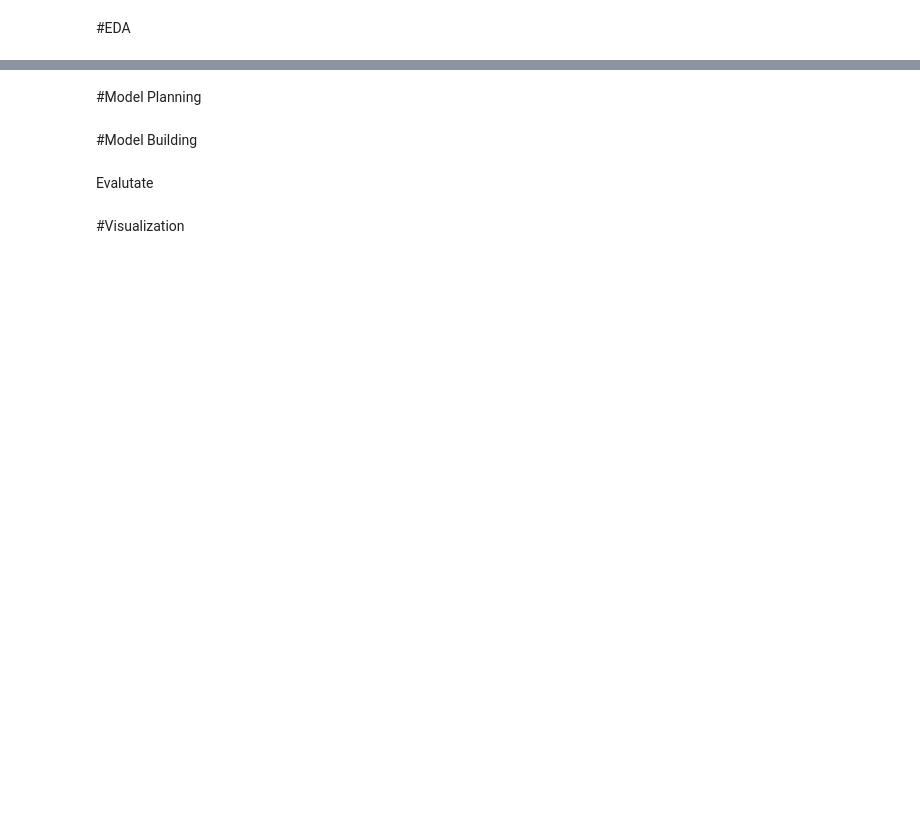
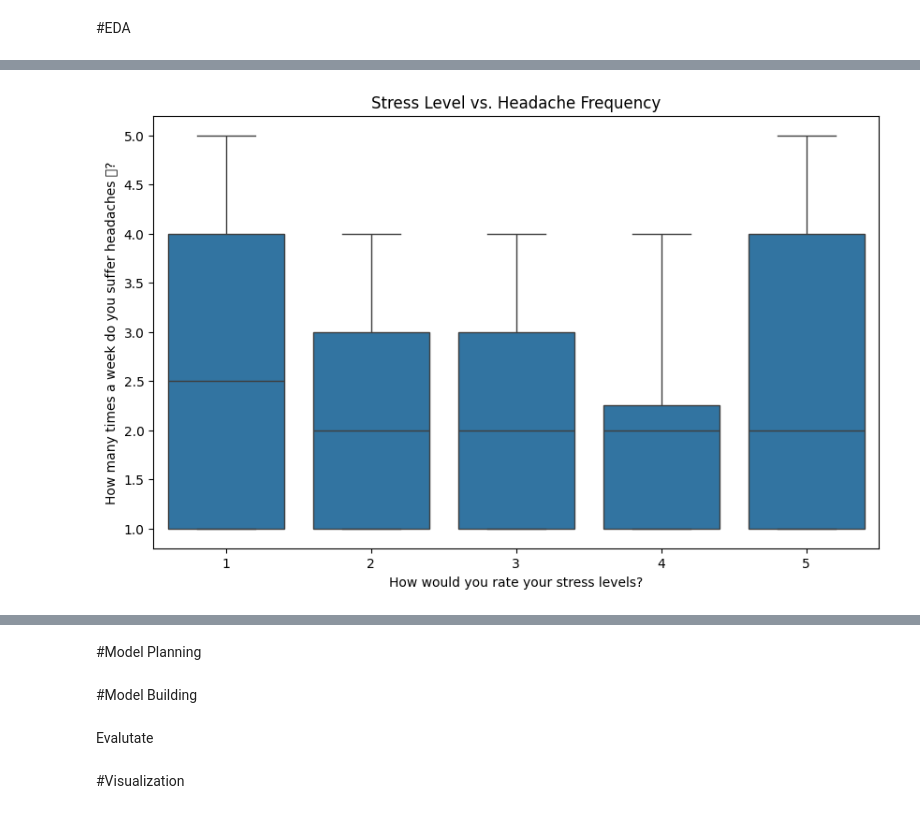
Before and after one commit to Phassakorn512/CS240-termproject, a Jupyter notebook: termproject.ipynb, the cells around one changed output, grey strips where cells are left out. Saved outputs shown, nothing was run; the diff lists cells and outputs as text; code cells hidden in the pictures; blank space fills up the shorter version.

```diff
--- a/termproject.ipynb
+++ b/termproject.ipynb
@@ -265,0 +262,7 @@ df[features_to_scale].head()
+# %%
+plt.figure(figsize=(10, 6))
+sb.boxplot(x="How would you rate your stress levels?", y="How many times a week do you suffer headaches 🤕?", data=df)
+plt.title('Stress Level vs. Headache Frequency')
+plt.show()
+# %% [output]
+[figure, added]
```
Also changed, not shown: parts of 10 cells of this notebook.
